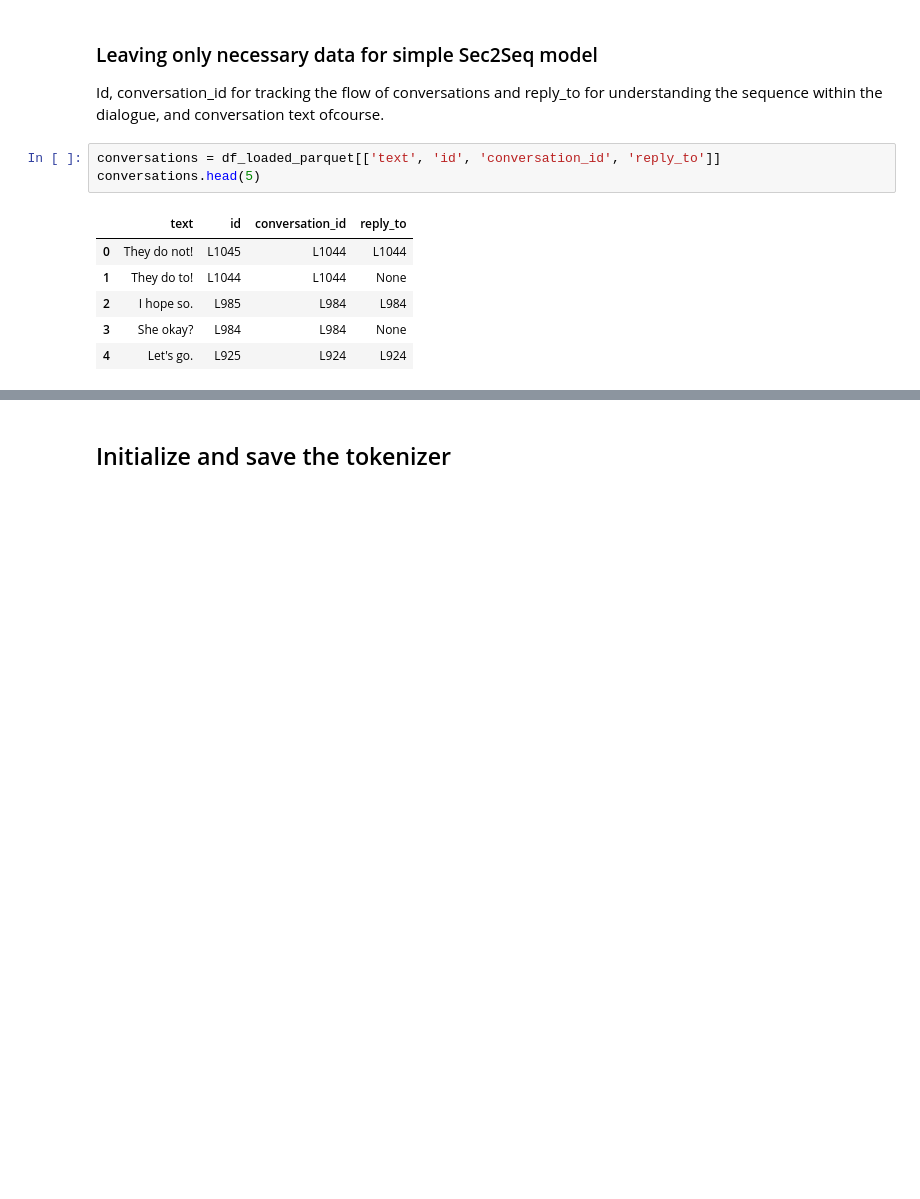
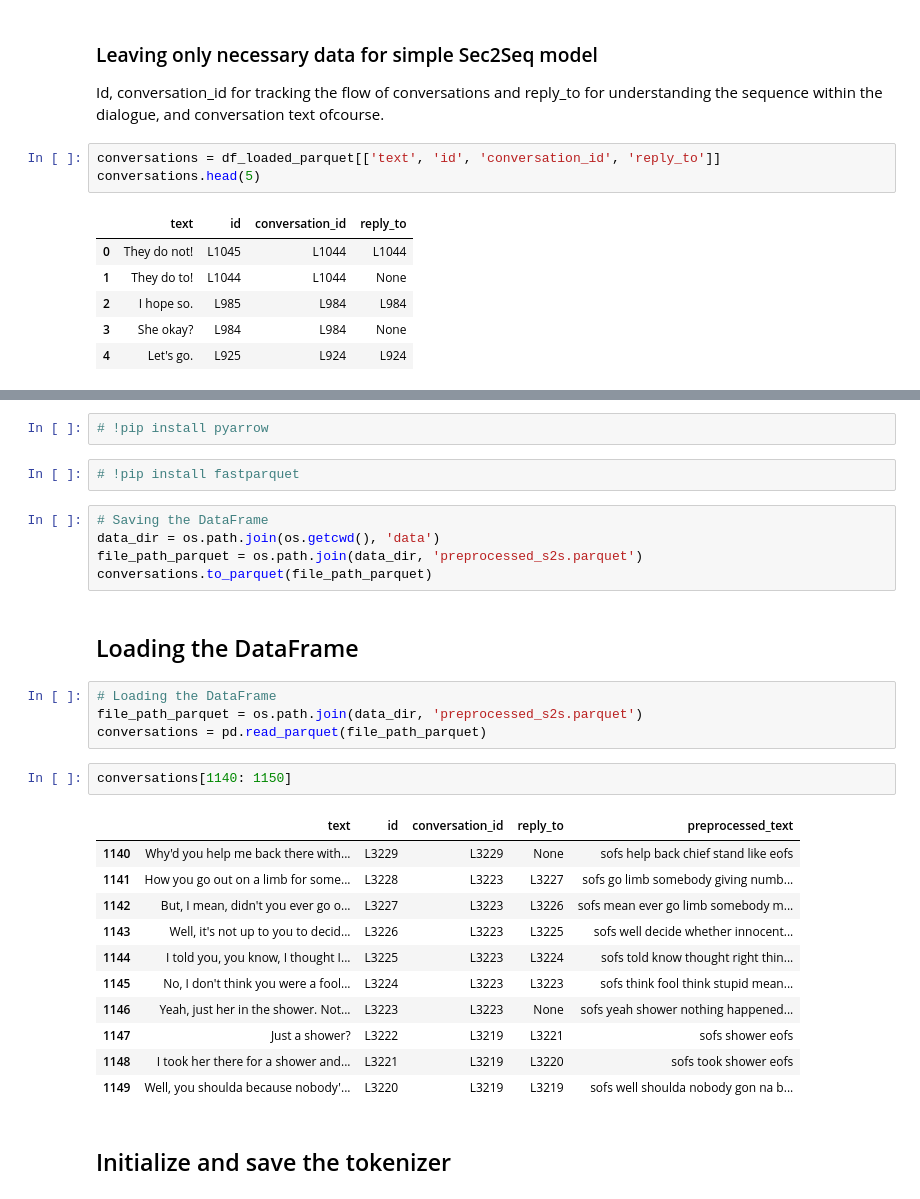
Before and after one commit to Tomas4python/chatbot, a Jupyter notebook: seq2seq_encoder_decoder_model.ipynb, the cells around one changed output, grey strips where cells are left out. Saved outputs shown, nothing was run; the diff lists cells and outputs as text; blank space fills up the shorter version.

```diff
--- a/seq2seq_encoder_decoder_model.ipynb
+++ b/seq2seq_encoder_decoder_model.ipynb
@@ -55,3 +138,32 @@ conversations.head(5)
+# %%
+# !pip install pyarrow
+# %%
+# !pip install fastparquet
+# %%
+# Saving the DataFrame
+data_dir = os.path.join(os.getcwd(), 'data')
+file_path_parquet = os.path.join(data_dir, 'preprocessed_s2s.parquet')
+conversations.to_parquet(file_path_parquet)
+# %% [markdown]
+## Loading the DataFrame
+# %%
+# Loading the DataFrame
+file_path_parquet = os.path.join(data_dir, 'preprocessed_s2s.parquet')
+conversations = pd.read_parquet(file_path_parquet)
+# %%
+conversations[1140: 1150]
+# %% [output]
+|  | text | id | conversation_id | reply_to | preprocessed_text |
+| 1140 | Why'd you help me back there with... | L3229 | L3229 | None | sofs help back chief stand like eofs |
+| 1141 | How you go out on a limb for some... | L3228 | L3223 | L3227 | sofs go limb somebody giving numb... |
+| 1142 | But, I mean, didn't you ever go o... | L3227 | L3223 | L3226 | sofs mean ever go limb somebody m... |
+| 1143 | Well, it's not up to you to decid... | L3226 | L3223 | L3225 | sofs well decide whether innocent... |
+| 1144 | I told you, you know, I thought I... | L3225 | L3223 | L3224 | sofs told know thought right thin... |
+| 1145 | No, I don't think you were a fool... | L3224 | L3223 | L3223 | sofs think fool think stupid mean... |
+| 1146 | Yeah, just her in the shower. Not... | L3223 | L3223 | None | sofs yeah shower nothing happened... |
+| 1147 | Just a shower? | L3222 | L3219 | L3221 | sofs shower eofs |
+| 1148 | I took her there for a shower and... | L3221 | L3219 | L3220 | sofs took shower eofs |
+| 1149 | Well, you shoulda because nobody'... | L3220 | L3219 | L3219 | sofs well shoulda nobody gon na b... |
 # %% [markdown]
 ## Initialize and save the tokenizer
 # %%
```
Also changed, not shown: parts of 63 cells of this notebook, 1 other file.
